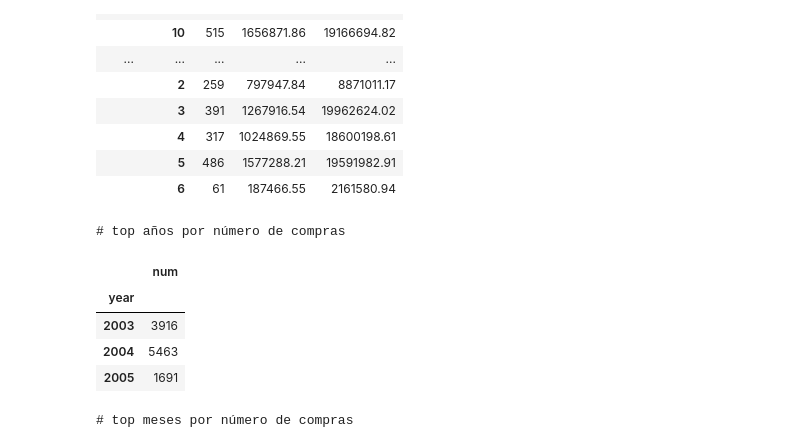
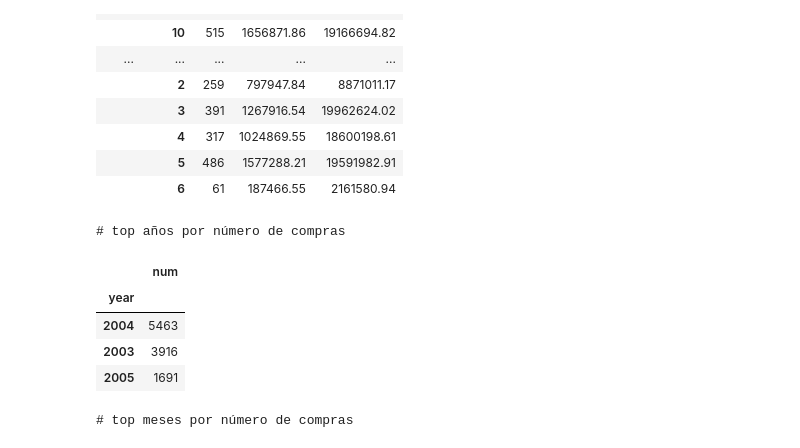
Before and after one commit to ricardoahumada/python-pandas, a Jupyter notebook: pandas/sols/ejercicios/04.1.Ejercicio_DataQ_Perfilado_sol.ipynb, the cells around one changed output. Saved outputs shown, nothing was run; the diff lists cells and outputs as text; code cells hidden in the pictures.

```diff
--- a/pandas/sols/ejercicios/04.1.Ejercicio_DataQ_Perfilado_sol.ipynb
+++ b/pandas/sols/ejercicios/04.1.Ejercicio_DataQ_Perfilado_sol.ipynb
@@ -620,13 +987,13 @@ by_date
 |  | 6 | 61 | 187466.55 | 2161580.94 |
 # %%
 print('# top años por número de compras')
-by_date.sort_values('num', ascending=False).groupby('year').agg({'num': sum})
+by_date.sort_values('num', ascending=False).groupby('year').agg({'num': sum}).sort_values('num', ascending=False)
 # %% [output]
 # top años por número de compras
 |  | num |
 | year |  |
+| 2004 | 5463 |
 | 2003 | 3916 |
-| 2004 | 5463 |
 | 2005 | 1691 |
 # %%
 print('# top meses por número de compras')
```
Also changed, not shown: parts of 46 cells of this notebook.
